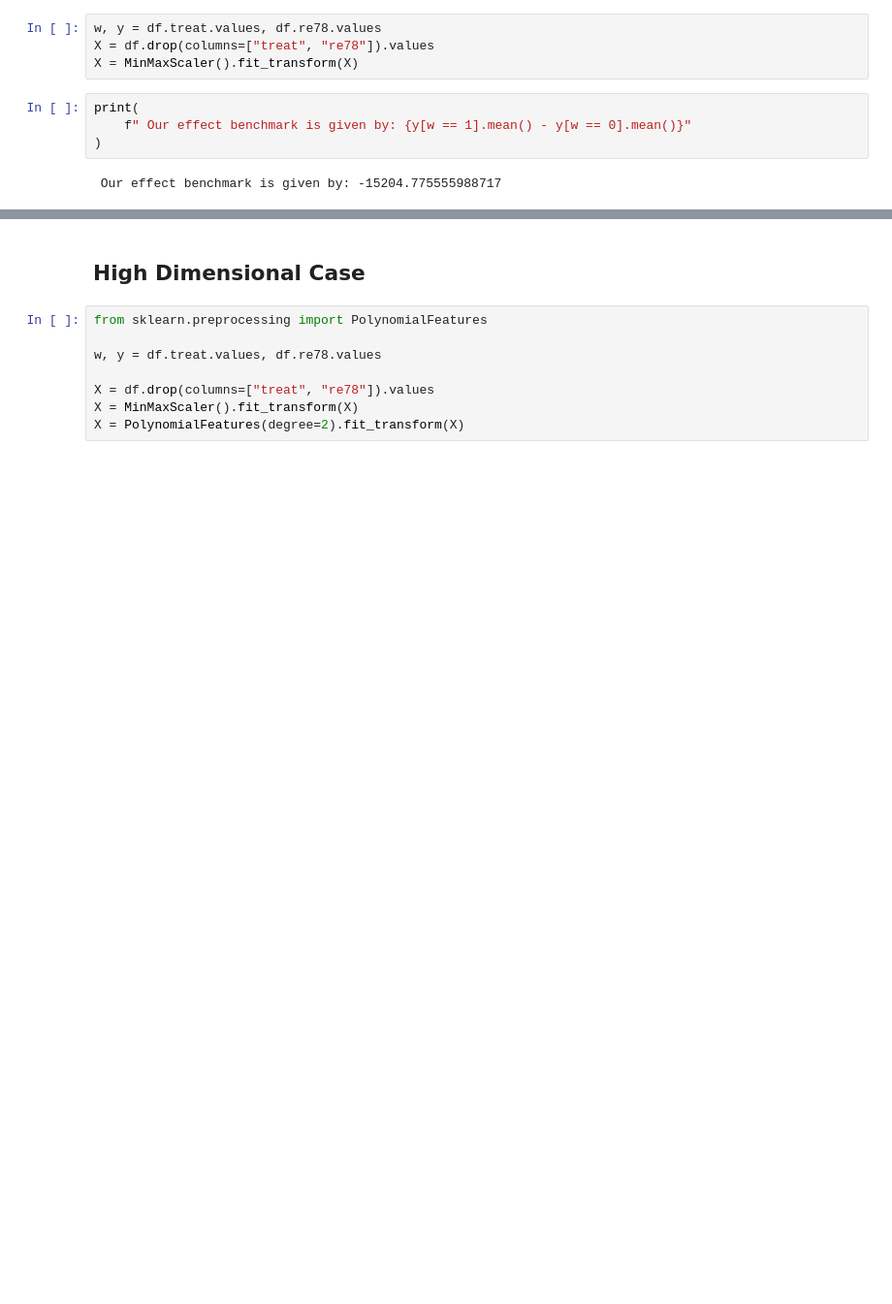
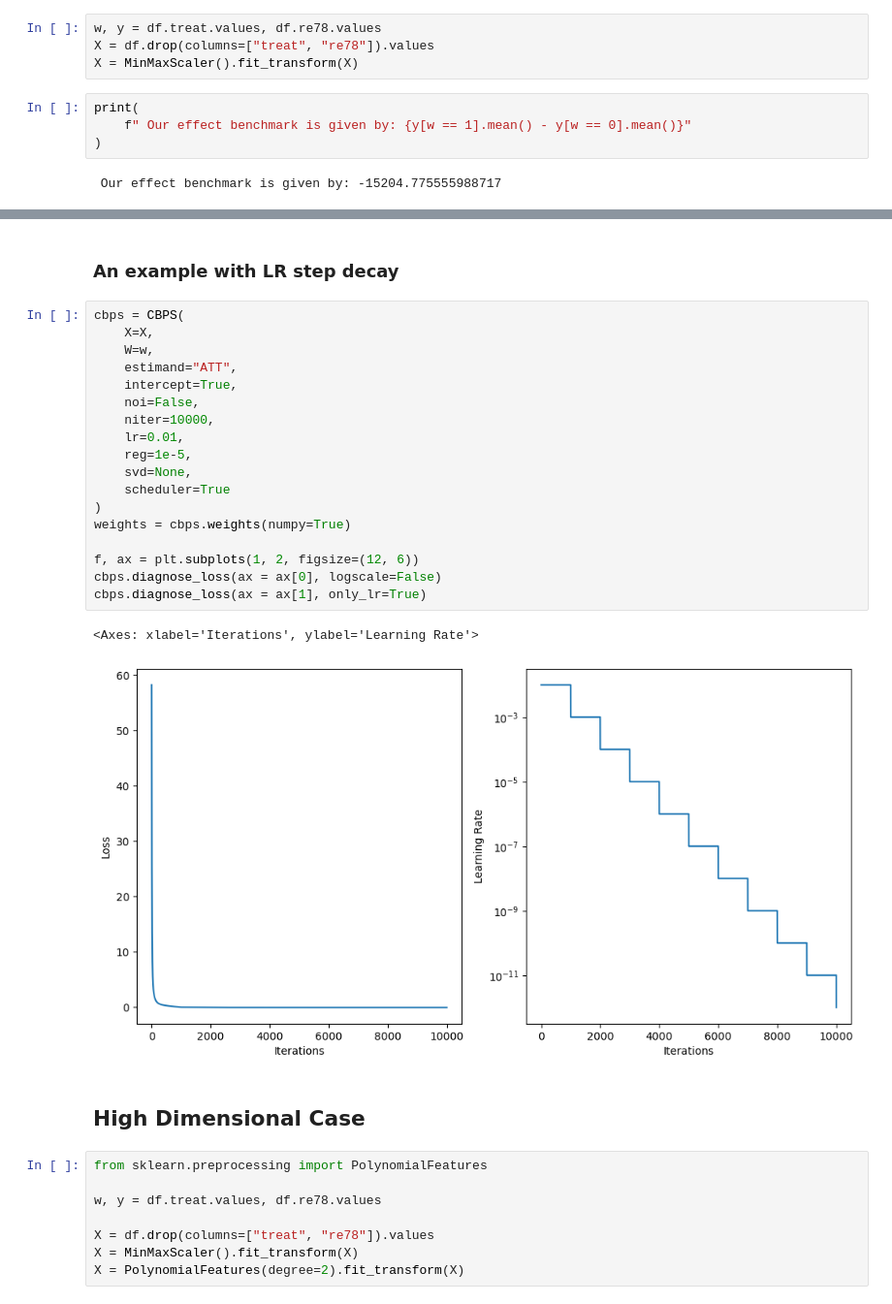
Before and after one commit to apoorvalal/cbpys, a Jupyter notebook: examples/example.ipynb, the cells around one changed output, grey strips where cells are left out. Shown at 97% size. Cells and saved outputs as stored; diff of their text form; blank space fills up the shorter version.

```diff
--- a/examples/example.ipynb
+++ b/examples/example.ipynb
@@ -63,3 +73,26 @@ cbps.diagnose(method="asmd", ax = ax[1])
+# %% [markdown]
+### An example with LR step decay
+# %%
+cbps = CBPS(
+    X=X,
+    W=w,
+    estimand="ATT",
+    intercept=True,
+    noi=False,
+    niter=10000,
+    lr=0.01,
+    reg=1e-5,
+    svd=None,
+    scheduler=True
+)
+weights = cbps.weights(numpy=True)
+
+f, ax = plt.subplots(1, 2, figsize=(12, 6))
+cbps.diagnose_loss(ax = ax[0], logscale=False)
+cbps.diagnose_loss(ax = ax[1], only_lr=True)
+# %% [output]
+<Axes: xlabel='Iterations', ylabel='Learning Rate'>
+[figure, added]
 # %% [markdown]
 ## High Dimensional Case
 # %%
```
Also changed, not shown: parts of 9 cells of this notebook, 2 other files.
